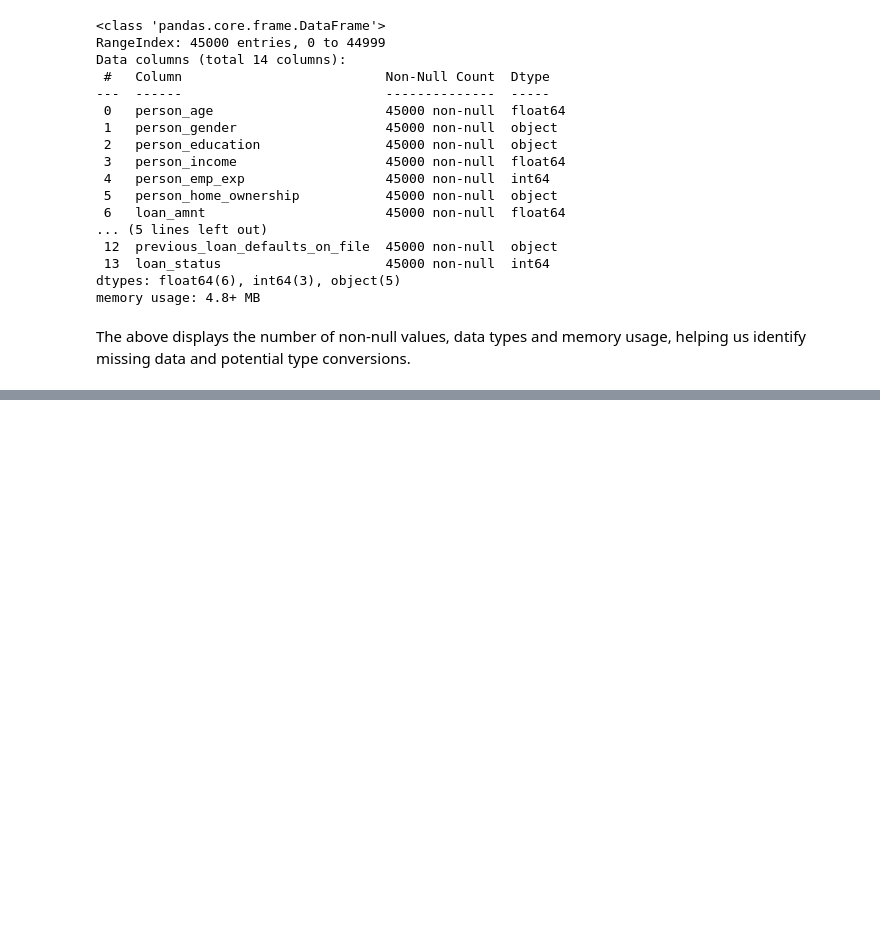
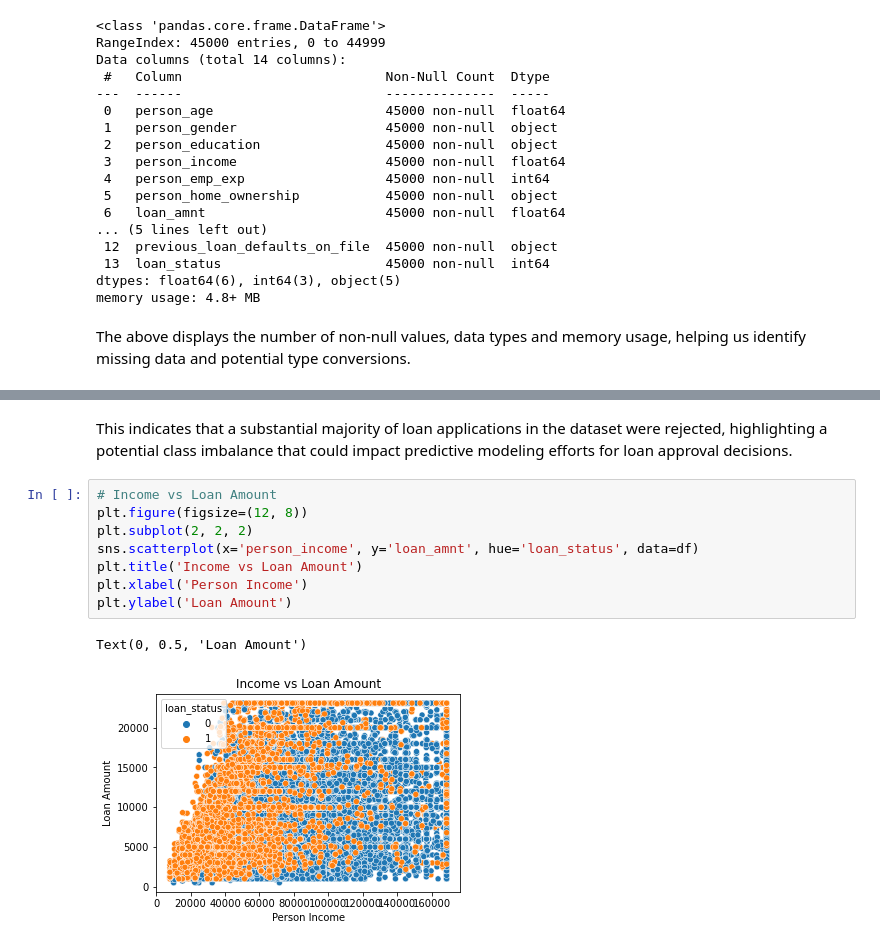
Before and after one commit to IAN-RIUA/Loan-Approval-Predictor, a Jupyter notebook: index.ipynb, the cells around one changed output, grey strips where cells are left out. Saved outputs shown, nothing was run; the diff lists cells and outputs as text; blank space fills up the shorter version.

```diff
--- a/index.ipynb
+++ b/index.ipynb
@@ -81,0 +201,13 @@ The image presents nine bar charts visualizing key attributes of loan applicants
+# %% [markdown]
+This indicates that a substantial majority of loan applications in the dataset were rejected, highlighting a potential class imbalance that could impact predictive modeling efforts for loan approval decisions.
+# %%
+# Income vs Loan Amount
+plt.figure(figsize=(12, 8))
+plt.subplot(2, 2, 2)
+sns.scatterplot(x='person_income', y='loan_amnt', hue='loan_status', data=df)
+plt.title('Income vs Loan Amount')
+plt.xlabel('Person Income')
+plt.ylabel('Loan Amount')
+# %% [output]
+Text(0, 0.5, 'Loan Amount')
+[figure, added]
```
Also changed, not shown: parts of 19 cells of this notebook, 1 other file.
